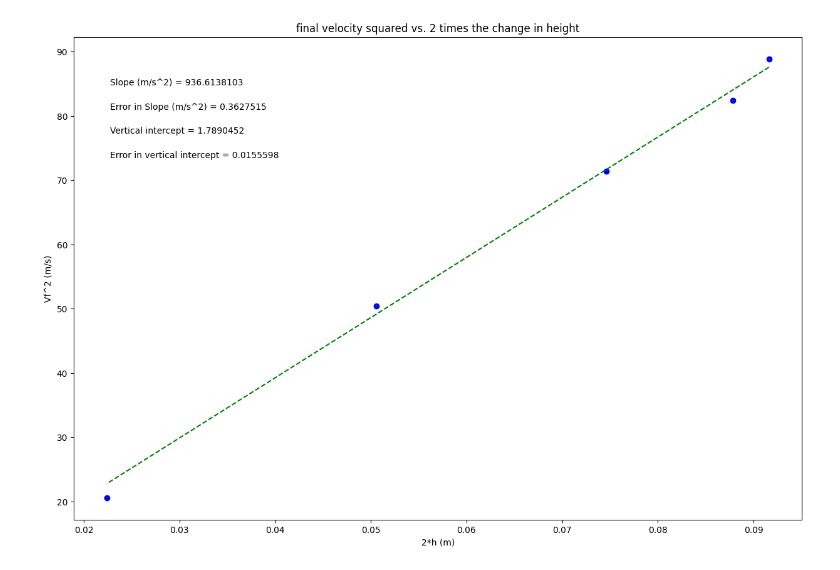
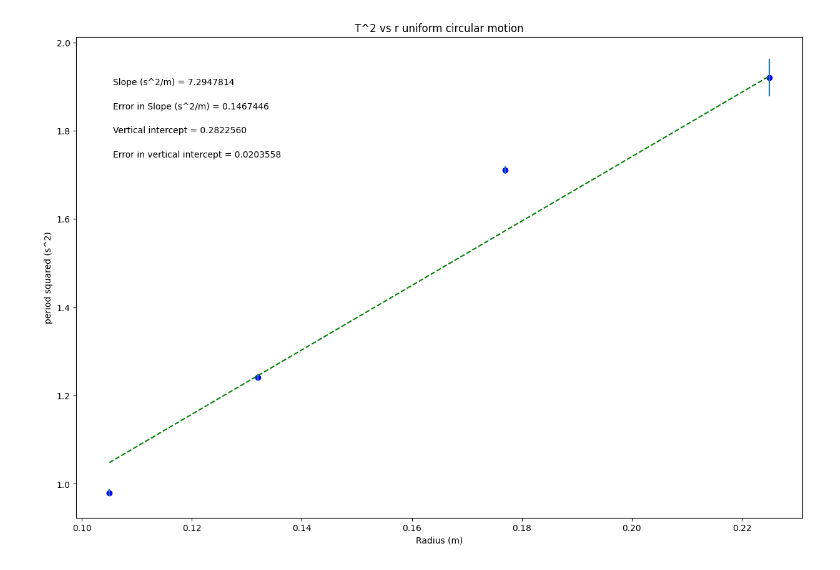
Before and after one commit to lukemoxon/physics-lab, a Jupyter notebook: phsxlab_plotting_template.ipynb, the cells around one changed output. Drawn from its saved outputs; the diff is of its cells as text; code cells hidden in the pictures.

```diff
--- a/phsxlab_plotting_template.ipynb
+++ b/phsxlab_plotting_template.ipynb
@@ -19,28 +19,28 @@ import matplotlib.pyplot as plt
 #variable names should start with a letter and must contain only letters, numbers, and underscores
 
 
-height = np.array([.0916,.0878,.0746,.0506,.0224])
+radius = np.array([0.105, 0.132, 0.177, 0.225])
 
-velocity = np.array([88.849,82.390,71.417,50.462,20.597])
+t_squared = np.array([0.9801, 1.24108512, 1.71034084, 1.92044164])
 
-err_velocity = np.array([0.040,0.037,0.032,0.023,0.010])
+dt_squared = np.array([0.00735537, 0.00692557, 0.00836992, 0.04264483])
 
 
 
 #Re-assign variables as x, y, dy so that the remaining plotting code may remain generic
 #UPDATE VARIABLE NAMES (ON RHS OF EACH EQUAL SIGN) TO MATCH VARIABLE NAMES FOR DATA ABOVE
 
-x = height             #this should be the array you want to plot on the x axis
-y = velocity             #this should be the array you want to plot on the y axis
-dy = err_velocity      #this should be your error in y array
+x = radius            #this should be the array you want to plot on the x axis
+y = t_squared              #this should be the array you want to plot on the y axis
+dy = dt_squared         #this should be your error in y array
 
 
 #UPDATE EACH OF THESE 4 STRINGS FOR YOUR PLOT LABELS AS YOU WANT THEM TO APPEAR
 
-plot_title= 'final velocity squared vs. 2 times the change in height'
-x_label= '2*h (m)'
-y_label= 'Vf^2 (m/s)'
-slope_units= 'm/s^2'
+plot_title= 'T^2 vs r uniform circular motion'
+x_label= 'Radius (m)'
+y_label= 'period squared (s^2)'
+slope_units= 's^2/m'
 
 #UPDATE ANNOTATION PLACEMENT SO IT'S OUT OF WAY OF PLOTTED DATA AND BEST FIT LINE
 #integer from 1 to 4, top R corner is 1 (counter-clockwise from there)
@@ -92,31 +92,31 @@ elif annotation_placement==3 or annotation_placement==4:
 #Don't need to change anything in this section!
 
 #Plot data on graph. Plot error bars and place values for slope,
 #error in slope, and vertical intercept (plus error) on the plot using "annotate"
 
 plt.figure(figsize=(15,10))
 
 plt.plot(x, fit, color='green', linestyle='--')
 plt.scatter(x, y, color='blue', marker='o')
 
 plt.xlabel(x_label)
 plt.ylabel(y_label)
 plt.title(plot_title)
 
 plt.errorbar(x, y, yerr=dy, xerr=None, fmt="none") #don't need to plot x error bars
 
 plt.annotate('Slope ({}) = {value:.{digits}f}'.format(slope_units,value=m, digits=7),
              (xpos, ypos[0]), xycoords='axes fraction')
 
 plt.annotate('Error in Slope ({}) = {value:.{digits}f}'.format(slope_units,value=dm, digits=7),
              (xpos, ypos[1]), xycoords='axes fraction')
 
 plt.annotate('Vertical intercept = {value:.{digits}f}'.format(value=b, digits=7),
              (xpos, ypos[2]), xycoords='axes fraction')
 
 plt.annotate('Error in vertical intercept = {value:.{digits}f}'.format(value=db, digits=7),
              (xpos, ypos[3]), xycoords='axes fraction')
 
 plt.show()
 # %% [output]
-[figure, old version]
+[figure, new version]
```
